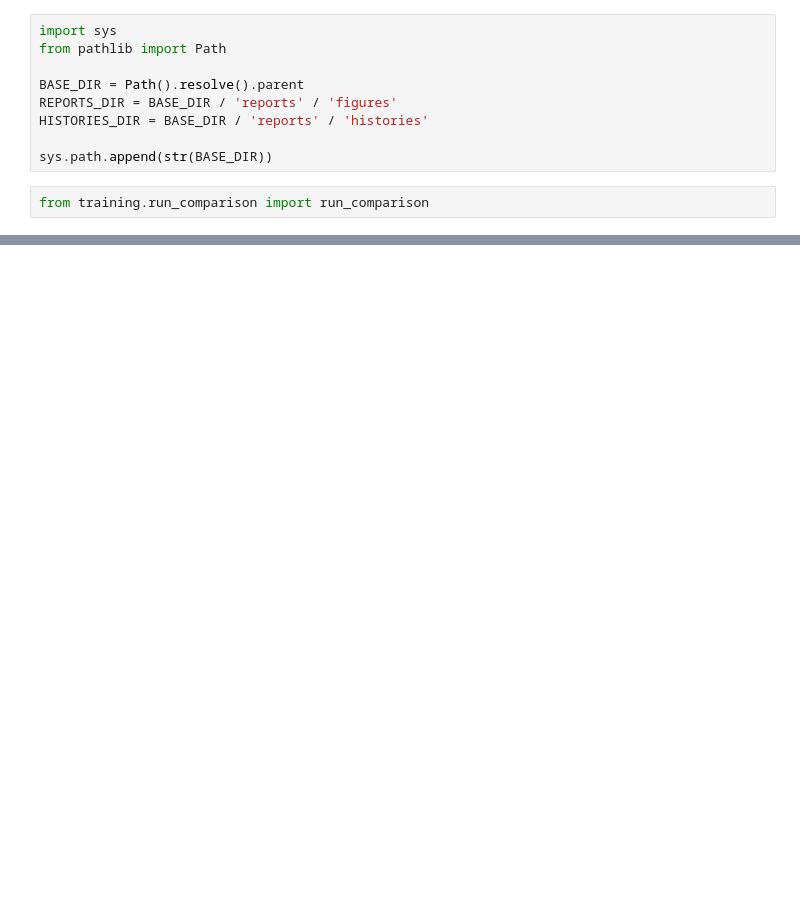
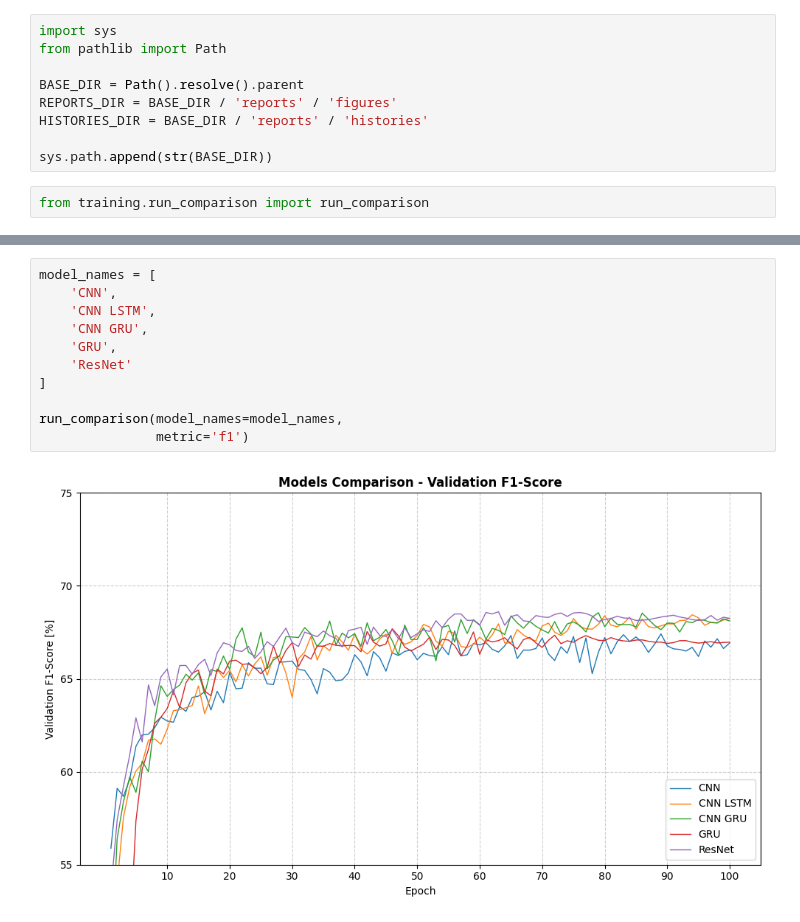
Before and after one commit to JestemPawlem/ECG-Deep-Learning, a Jupyter notebook: experiments/comparison.ipynb, the cells around one changed output, grey strips where cells are left out. Cells and saved outputs as stored; diff of their text form; blank space fills up the shorter version.

```diff
--- a/experiments/comparison.ipynb
+++ b/experiments/comparison.ipynb
@@ -16,0 +22,13 @@ run_comparison(model_names=['CNN', 'CNN FKAN'],
+# %%
+model_names = [
+    'CNN',
+    'CNN LSTM',
+    'CNN GRU',
+    'GRU',
+    'ResNet'
+]
+
+run_comparison(model_names=model_names,
+               metric='f1')
+# %% [output]
+[figure, added]
```
Also changed, not shown: parts of 2 cells of this notebook, 17 other files.
